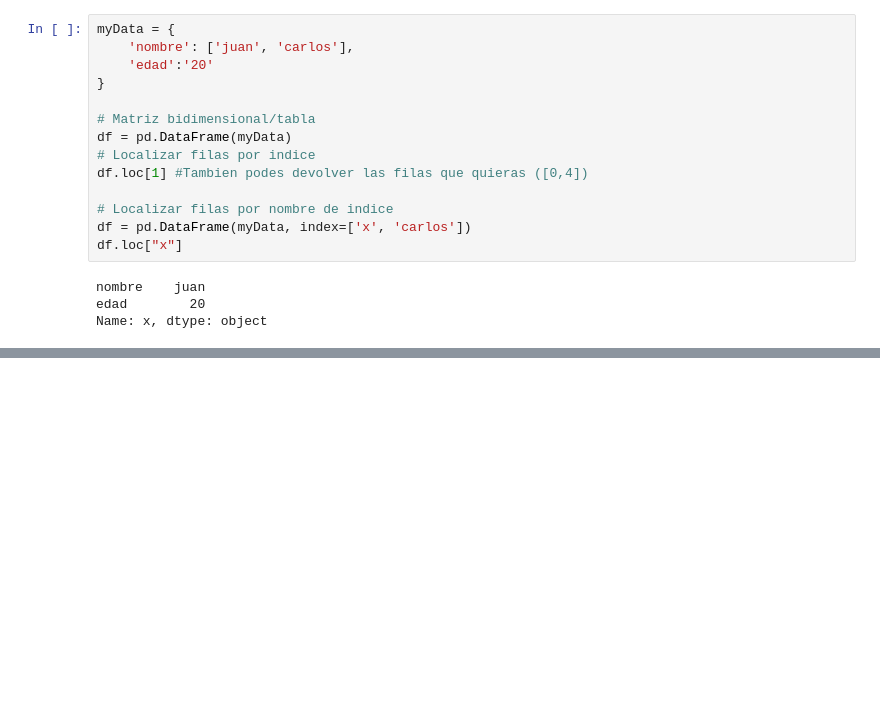
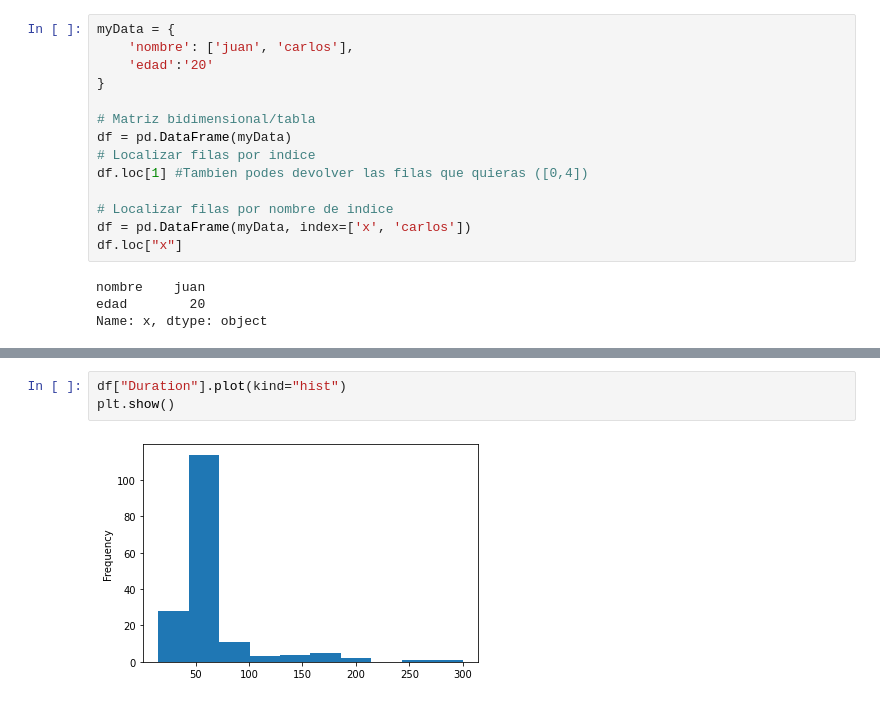
Before and after one commit to jeiriz/python-data, a Jupyter notebook: Jupyter/Test.ipynb, the cells around one changed output, grey strips where cells are left out. Cells and saved outputs as stored; diff of their text form; blank space fills up the shorter version.

```diff
--- a/Jupyter/Test.ipynb
+++ b/Jupyter/Test.ipynb
@@ -61,0 +277,5 @@ memory usage: 752.0+ bytes
+# %%
+df["Duration"].plot(kind="hist")
+plt.show()
+# %% [output]
+[figure, added]
```
Also changed, not shown: parts of 19 cells of this notebook, 3 other files.
